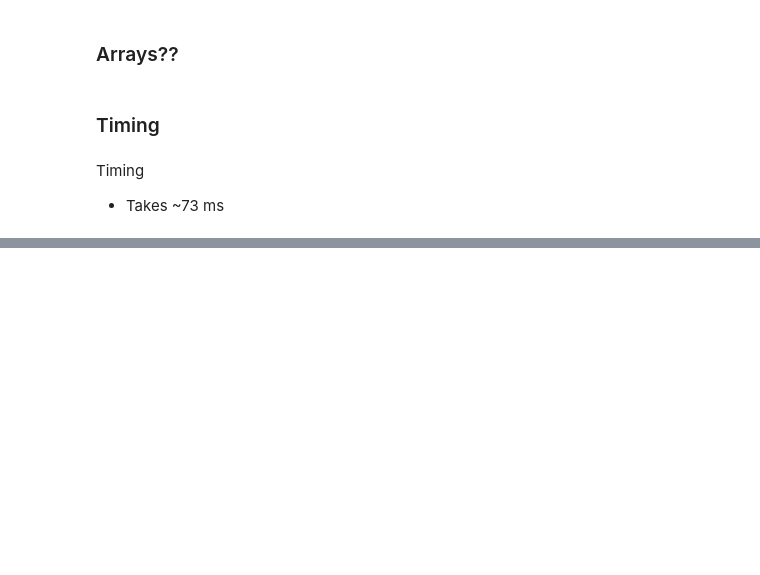
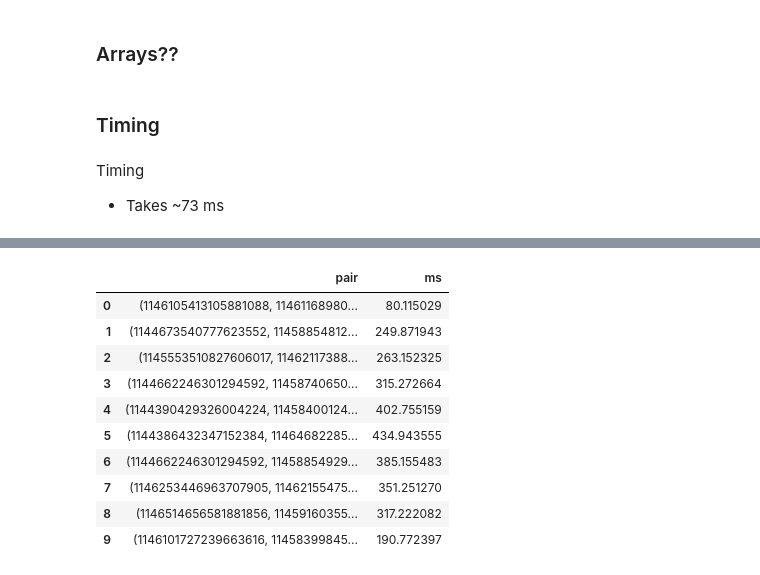
Before and after one commit to dustinmichels/paradeller, a Jupyter notebook: notebooks/optimize.ipynb, the cells around one changed output, grey strips where cells are left out. Cells and saved outputs as stored; diff of their text form; code cells hidden in the pictures; blank space fills up the shorter version.

```diff
--- a/notebooks/optimize.ipynb
+++ b/notebooks/optimize.ipynb
@@ -268,0 +318,15 @@ Timing
+# %%
+df = pd.DataFrame(list(d.items()), columns=['pair', 'ms'])
+df
+# %% [output]
+|  | pair | ms |
+| 0 | (1146105413105881088, 11461168980... | 80.115029 |
+| 1 | (1144673540777623552, 11458854812... | 249.871943 |
+| 2 | (1145553510827606017, 11462117388... | 263.152325 |
+| 3 | (1144662246301294592, 11458740650... | 315.272664 |
+| 4 | (1144390429326004224, 11458400124... | 402.755159 |
+| 5 | (1144386432347152384, 11464682285... | 434.943555 |
+| 6 | (1144662246301294592, 11458854929... | 385.155483 |
+| 7 | (1146253446963707905, 11462155475... | 351.251270 |
+| 8 | (1146514656581881856, 11459160355... | 317.222082 |
+| 9 | (1146101727239663616, 11458399845... | 190.772397 |
```
Also changed, not shown: parts of 29 cells of this notebook, 9 other files.
